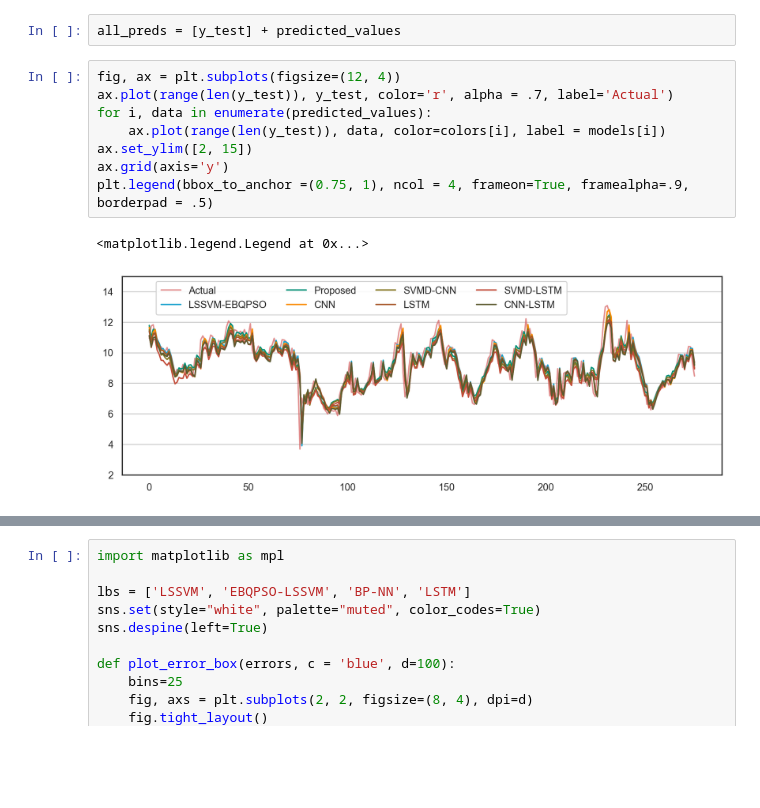
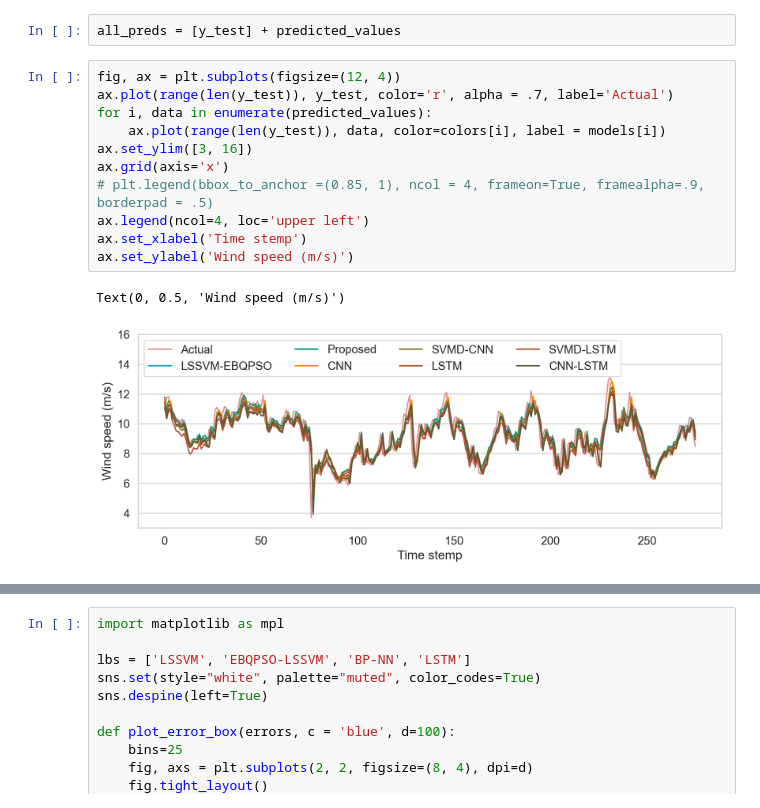
Before and after one commit to ephrem-admasu/windspeed_prediction, a Jupyter notebook: Result_analysis.ipynb, the cells around one changed output, grey strips where cells are left out. Drawn from its saved outputs; the diff is of its cells as text; blank space fills up the shorter version.

```diff
--- a/Result_analysis.ipynb
+++ b/Result_analysis.ipynb
@@ -282,13 +282,16 @@ all_preds = [y_test] + predicted_values
 # %%
 fig, ax = plt.subplots(figsize=(12, 4))
 ax.plot(range(len(y_test)), y_test, color='r', alpha = .7, label='Actual')
 for i, data in enumerate(predicted_values):
     ax.plot(range(len(y_test)), data, color=colors[i], label = models[i])
-ax.set_ylim([2, 15])
-ax.grid(axis='y')
-plt.legend(bbox_to_anchor =(0.75, 1), ncol = 4, frameon=True, framealpha=.9, borderpad = .5)
+ax.set_ylim([3, 16])
+ax.grid(axis='x')
+# plt.legend(bbox_to_anchor =(0.85, 1), ncol = 4, frameon=True, framealpha=.9, borderpad = .5)
+ax.legend(ncol=4, loc='upper left')
+ax.set_xlabel('Time stemp')
+ax.set_ylabel('Wind speed (m/s)')
 # %% [output]
-<matplotlib.legend.Legend at 0x...>
+Text(0, 0.5, 'Wind speed (m/s)')
-[figure, old version]
+[figure, new version]
 # %%
 import matplotlib as mpl
```
Also changed, not shown: parts of 8 cells of this notebook, 5 other files.
